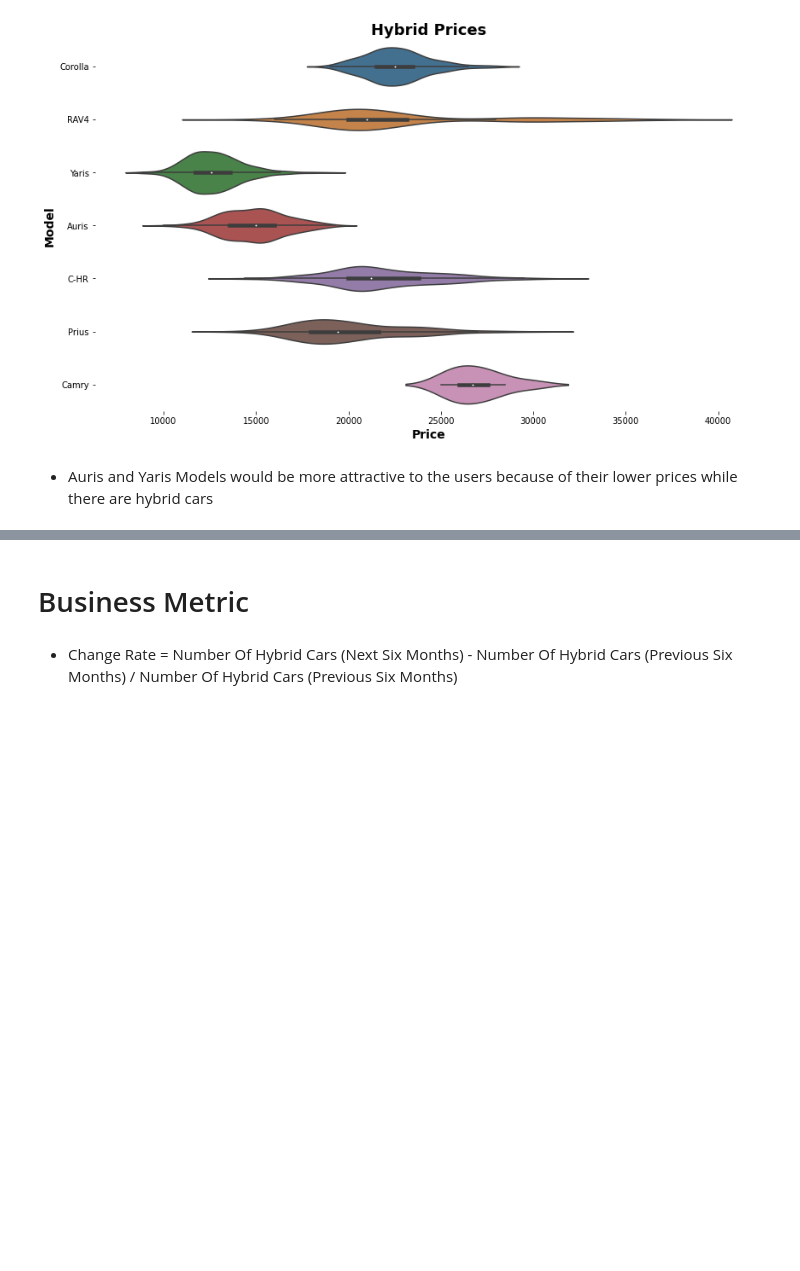
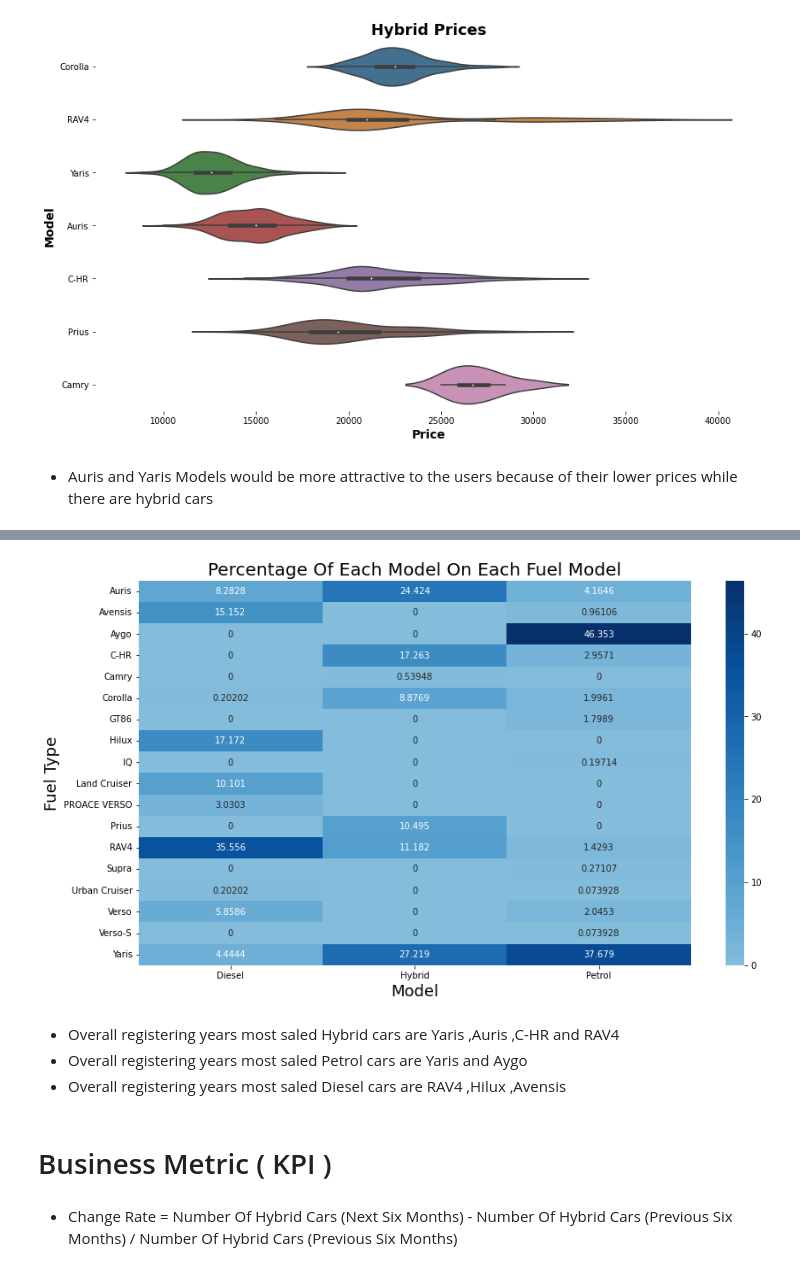
Before and after one commit to MahmoudAdel-hub/UK_Cars, a Jupyter notebook: Cars.ipynb, the cells around one changed output, grey strips where cells are left out. Drawn from its saved outputs; the diff is of its cells as text; code cells hidden in the pictures; blank space fills up the shorter version.

```diff
--- a/Cars.ipynb
+++ b/Cars.ipynb
@@ -34,5 +34,5 @@ import matplotlib.pyplot as plt
 # %%
-df = pd.read_csv(r'C:\Users\HP\Desktop\datacamp\Professional1\toyota.csv')
+df = pd.read_csv(r'C:\Users\HP\Desktop\cars project\toyota.csv')
 df
 # %% [output]
 |  | model | year | price | transmission | mileage | fuelType | tax | mpg | engineSize |
@@ -818,5 +808,24 @@ plt.show()
+# %%
+PT = pd.DataFrame((df.groupby(['fuelType','model'])['model'].count()/df.groupby(['fuelType'])['model'].count())*100)
+# %%
+PT.columns=['Percentage']
+# %%
+PT.reset_index(inplace=True)
+# %%
+plt.subplots(figsize=(14,8))
+sns.heatmap(PT.sort_values(by='fuelType').pivot_table(index='model',columns='fuelType',values='Percentage',aggfunc='max',fill_value=0),cmap='Blues',annot=True,center=5,fmt='.5g')
+plt.ylabel('Fuel Type',fontsize=18)
+plt.xlabel('Model',fontsize=18)
+plt.title('Percentage Of Each Model On Each Fuel Model',fontsize=20)
+plt.show()
+# %% [output]
+[figure, added]
+# %% [markdown]
+- Overall registering years most saled Hybrid cars are Yaris ,Auris ,C-HR and RAV4
+- Overall registering years most saled Petrol cars are Yaris and Aygo
+- Overall registering years most saled Diesel cars are RAV4 ,Hilux ,Avensis
 # %% [markdown]
-# Business Metric
+# Business Metric ( KPI )
 # %% [markdown]
 - Change Rate = Number Of Hybrid Cars (Next Six Months) - Number Of Hybrid Cars (Previous Six Months) / Number Of Hybrid Cars (Previous Six Months)
 # %% [markdown]
```
Also changed, not shown: parts of 100 cells of this notebook.
